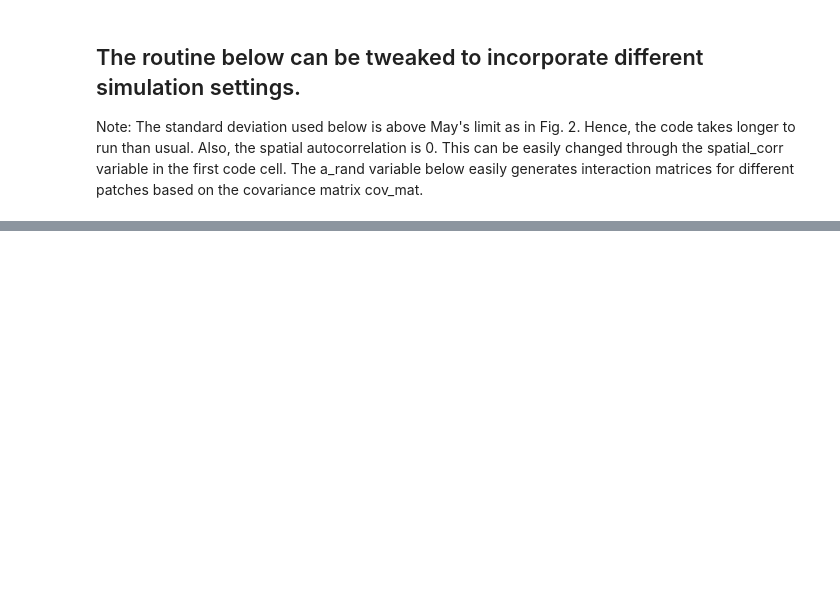
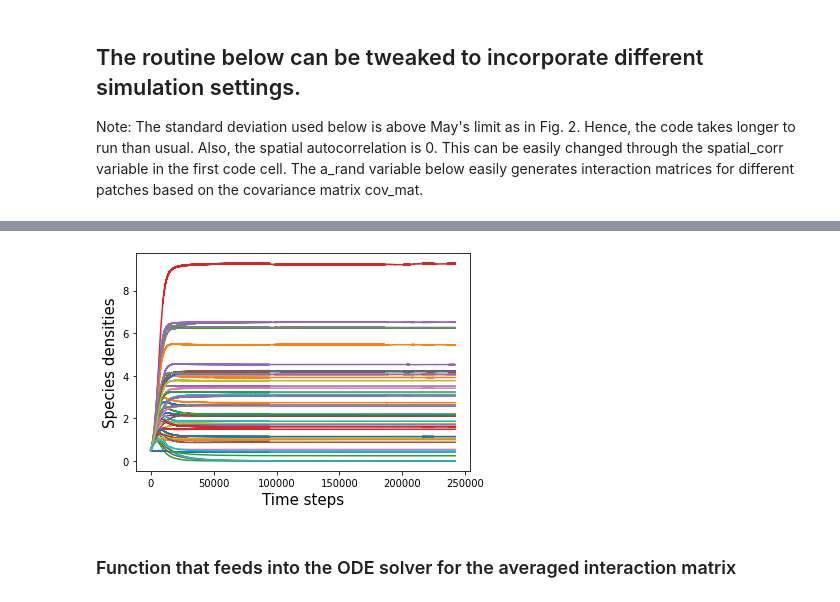
Before and after one commit to ankitvi/Hetero-coherence, a Jupyter notebook: GLV_coherence.ipynb, the cells around one changed output, grey strips where cells are left out. Saved outputs shown, nothing was run; the diff lists cells and outputs as text; code cells hidden in the pictures; blank space fills up the shorter version.

```diff
--- a/GLV_coherence.ipynb
+++ b/GLV_coherence.ipynb
@@ -49,39 +39,3 @@ def f(t,y):
 # %% [markdown]
 ## The routine below can be tweaked to incorporate different simulation settings.
 Note: The standard deviation used below is above May's limit as in Fig. 2. Hence, the code takes longer to run than usual. Also, the spatial autocorrelation is 0. This can be easily changed through the spatial_corr variable in the first code cell. The a_rand variable below easily generates interaction matrices for different patches based on the covariance matrix  cov_mat.
-# %%
-for ii in habitats:
-
-    K = np.random.normal(1, 0.0, N_sp) ### Carrying capacities
-
-    r = np.random.normal(1, 0.0, N_sp) ### Growth rates
-
-
-        ####### Multiple interaction matrices for different patches ########
-
-    patch_means = np.array([0 for i in range(ii)])
-
-    patch_std = (5/4)/np.sqrt(N_sp)
-
-
-
-    cov_mat = np.array([ [patch_std**2 if i==j else (patch_std**2)*spatial_corr for j in range(ii)] for i in range(ii) ])
-
-    rng = np.random.default_rng()
-
-    a_rand = rng.multivariate_normal(patch_means, cov_mat, (N_sp, N_sp)).T
-
-
-    B = np.array([ [ 0.0 if j==k or (k//N_sp != j//N_sp) else a_rand[j//(N_sp), j%N_sp, k%N_sp] for k in range(N_sp*ii) ] for j in range(N_sp*ii) ])
-
-
-    sol = integrate.solve_ivp(f, [0,100], [1.1 for j in range(N_sp*ii)])
-
-    n_sp_full.append( len( [sol.y[j, len(sol.t) - 1] for j in range(N_sp) if sol.y[j, len(sol.t) - 1] > 10**-5] ) )  ### All patches have the same number of species in spatially coherent limit
-
-
-plt.scatter(habitats, n_sp_full/N_sp)
-
-plt.xlabel('Number of habitats', fontsize=20)
-plt.ylabel('Relative species richness', fontsize=20)
-plt.show()
@@ -87,0 +211,12 @@ plt.show()
+# %%
+plt.plot(sol2.y[0:50].T)
+plt.xlabel('Time steps', fontsize=15)
+plt.ylabel('Species densities', fontsize=15)
+
+plt.savefig('variable_K_patch1.eps', dpi=600, bbox_inches='tight')
+
+plt.show()
+# %% [output]
+[figure, added]
+# %% [markdown]
+### Function that feeds into the ODE solver for the averaged interaction matrix
```
Also changed, not shown: parts of 21 cells of this notebook.
